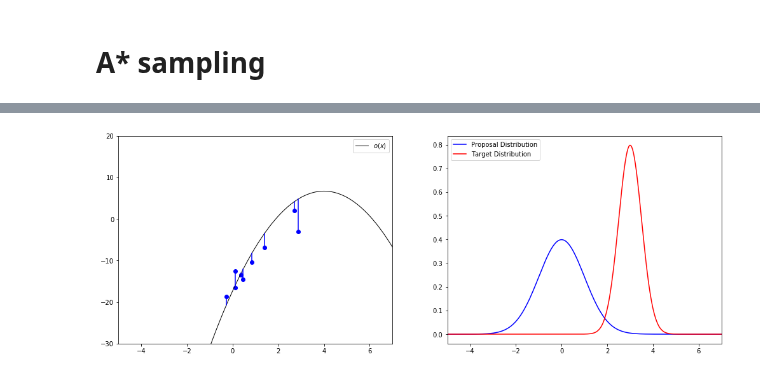
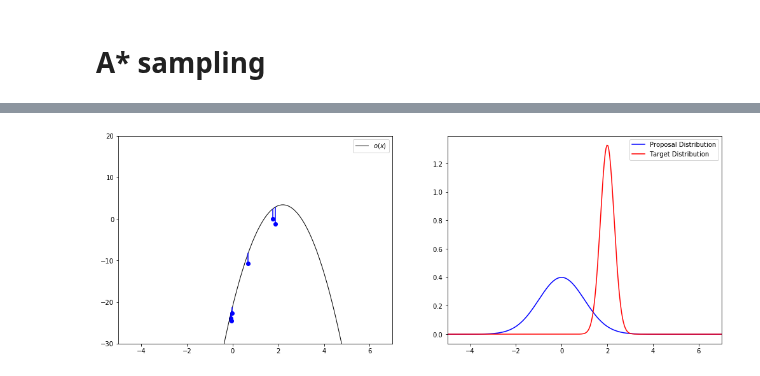
Before and after one commit to gergely-flamich/miracle-compression, a Jupyter notebook: code/A-star-sampling.ipynb, the cells around one changed output, grey strips where cells are left out. Drawn from its saved outputs; the diff is of its cells as text; code cells hidden in the pictures.

```diff
--- a/code/A-star-sampling.ipynb
+++ b/code/A-star-sampling.ipynb
@@ -267,23 +250,16 @@ def a_star_sample(prop_trunc_samp, prop_log_mass, log_diff, region_bound, verbos
 
     return lower_bound, samp, samp_idx
 # %%
-mu_prop = 0.
-sigma_prop = 1.
-
-mu_target = 3
-sigma_target = 0.5
-
 def normal_log_diff(x, mu_prop, sigma_prop, mu_target, sigma_target):
-
     return norm.logpdf(x, mu_target, sigma_target) - norm.logpdf(x, mu_prop, sigma_prop)
 
 def normal_region_bound(a, b, mu_prop, sigma_prop, mu_target, sigma_target):
-    #print((a, b))
+
     if a < mu_target < b:
         # The log difference attains its maximum here
-        #max_x = (mu_prop * sigma_target**2 - mu_target * sigma_prop**2) / (sigma_target**2 - sigma_prop**2)
+        max_x = (mu_prop * sigma_target**2 - mu_target * sigma_prop**2) / (sigma_target**2 - sigma_prop**2)
 
-        return 7#normal_log_diff(max_x, mu_prop, sigma_prop, mu_target, sigma_target)
+        return normal_log_diff(max_x, mu_prop, sigma_prop, mu_target, sigma_target)
     else:
         # Both bounds can never be none, because the above branch will always get executed in the case
         # a = -inf, b = inf since the mean will always be in (-inf, inf)
@@ -296,32 +272,41 @@ def normal_region_bound(a, b, mu_prop, sigma_prop, mu_target, sigma_target):
             return a_bound
         else:
             return np.maximum(a_bound, b_bound)
-
-xs = np.linspace(-5, 7, 300)
-
-plt.figure(figsize=(17, 6))
-plt.subplot(121)
-plt.plot(xs, test_log_diff(xs), color='k', label="$o(x)$", linewidth=1)
-
-res = a_star_sample(prop_trunc_samp=lambda a, b: truncnorm.ppf(np.random.uniform(), a, b),
-                            prop_log_mass=lambda a, b: np.log(norm.cdf(b) - norm.cdf(a)),
-                            log_diff=lambda x: normal_log_diff(x, mu_prop, sigma_prop, mu_target, sigma_target),
-                            region_bound=lambda a, b: normal_region_bound(a, b, mu_prop, sigma_prop, mu_target, sigma_target),
-                            verbose=True)
-
-plt.legend()
-plt.ylim([-30, 20])
-plt.xlim([-5, 7])
-
-plt.subplot(122)
-plt.plot(xs, norm.pdf(xs, mu_prop, sigma_prop), color='b', label="Proposal Distribution")
-plt.plot(xs, norm.pdf(xs, mu_target, sigma_target), color='r', label="Target Distribution")
-plt.legend()
-plt.xlim([-5, 7])
-
-plt.show()
-# %% [output]
-[figure, removed]
+# %%
+mu_prop = 0.
+sigma_prop = 1.
+
+mu_target = 2
+sigma_target = 0.3
+
+
+xs = np.linspace(-5, 7, 300)
+
+log_diff = lambda x: normal_log_diff(x, mu_prop, sigma_prop, mu_target, sigma_target)
+
+plt.figure(figsize=(17, 6))
+plt.subplot(121)
+plt.plot(xs, log_diff(xs), color='k', label="$o(x)$", linewidth=1)
+
+res = a_star_sample(prop_trunc_samp=lambda a, b: truncnorm.ppf(np.random.uniform(), a, b),
+                    prop_log_mass=lambda a, b: np.log(norm.cdf(b) - norm.cdf(a)),
+                    log_diff=log_diff,
+                    region_bound=lambda a, b: normal_region_bound(a, b, mu_prop, sigma_prop, mu_target, sigma_target),
+                    verbose=True)
+
+plt.legend()
+plt.ylim([-30, 20])
+plt.xlim([-5, 7])
+
+plt.subplot(122)
+plt.plot(xs, norm.pdf(xs, mu_prop, sigma_prop), color='b', label="Proposal Distribution")
+plt.plot(xs, norm.pdf(xs, mu_target, sigma_target), color='r', label="Target Distribution")
+plt.legend()
+plt.xlim([-5, 7])
+
+plt.show()
+# %% [output]
+[figure, added]
 # %%
 # for reproducibility
 np.random.seed(4)
```
Also changed, not shown: parts of 6 cells of this notebook.
